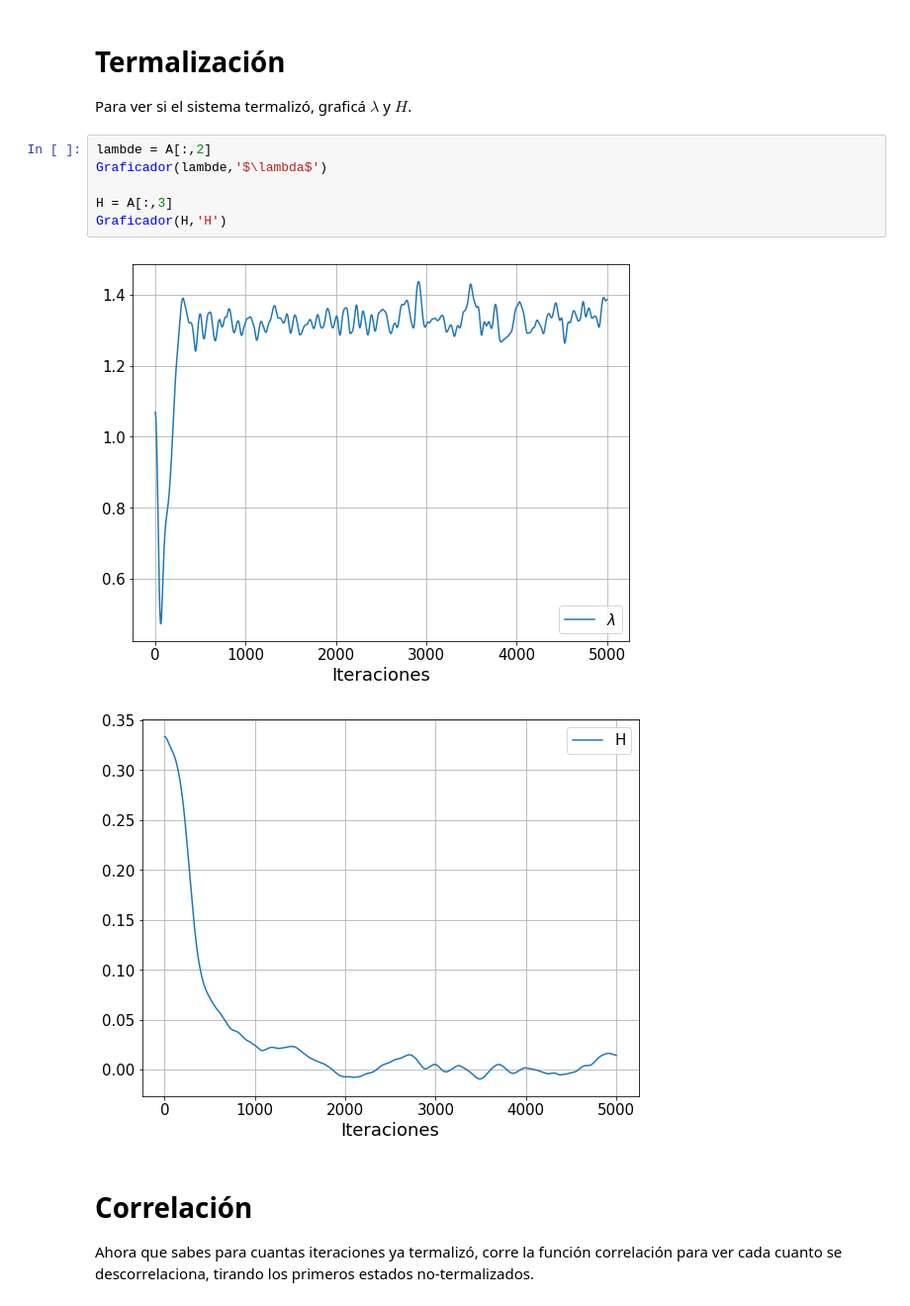
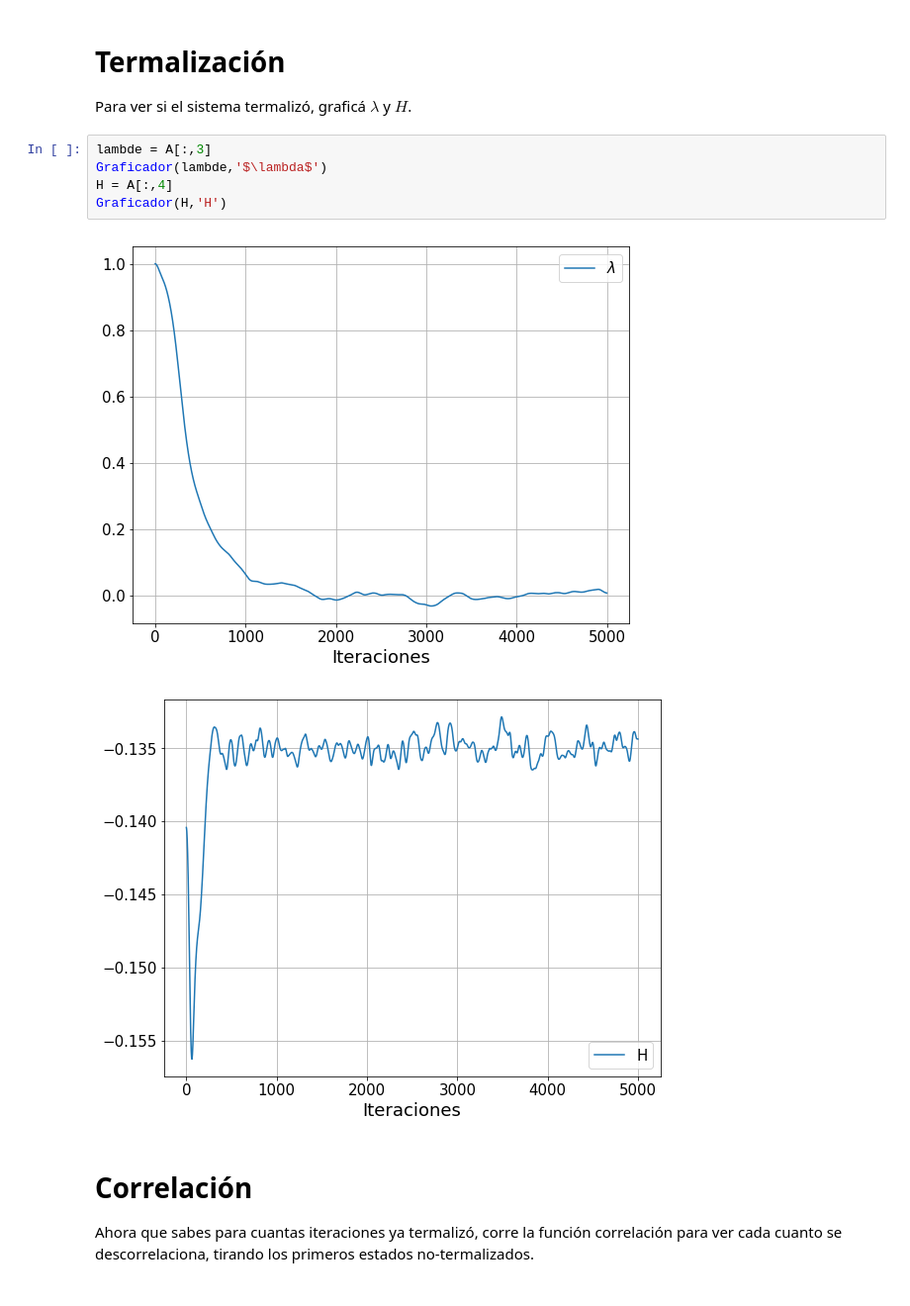
Before and after one commit to Igna11/MD_LJ, a Jupyter notebook: src/Correlacion (Tau).ipynb, the cells around one changed output. Shown: that part at 99% size. Saved outputs shown, nothing was run; the diff lists cells and outputs as text.

```diff
--- a/src/Correlacion (Tau).ipynb
+++ b/src/Correlacion (Tau).ipynb
@@ -88,14 +103,13 @@ A = np.loadtxt("EPot_ECin_Lambda_H.txt")
 
 Para ver si el sistema termalizó, graficá $\lambda$ y $H$.
 # %%
-lambde = A[:,2]
+lambde = A[:,3]
 Graficador(lambde,'$\lambda$')
-
-H = A[:,3]
+H = A[:,4]
 Graficador(H,'H')
 # %% [output]
-[figure, old version]
+[figure, new version]
-[figure, old version]
+[figure, new version]
 # %% [markdown]
 # Correlación
 
```
Also changed, not shown: parts of 3 cells of this notebook, 1 other file.
